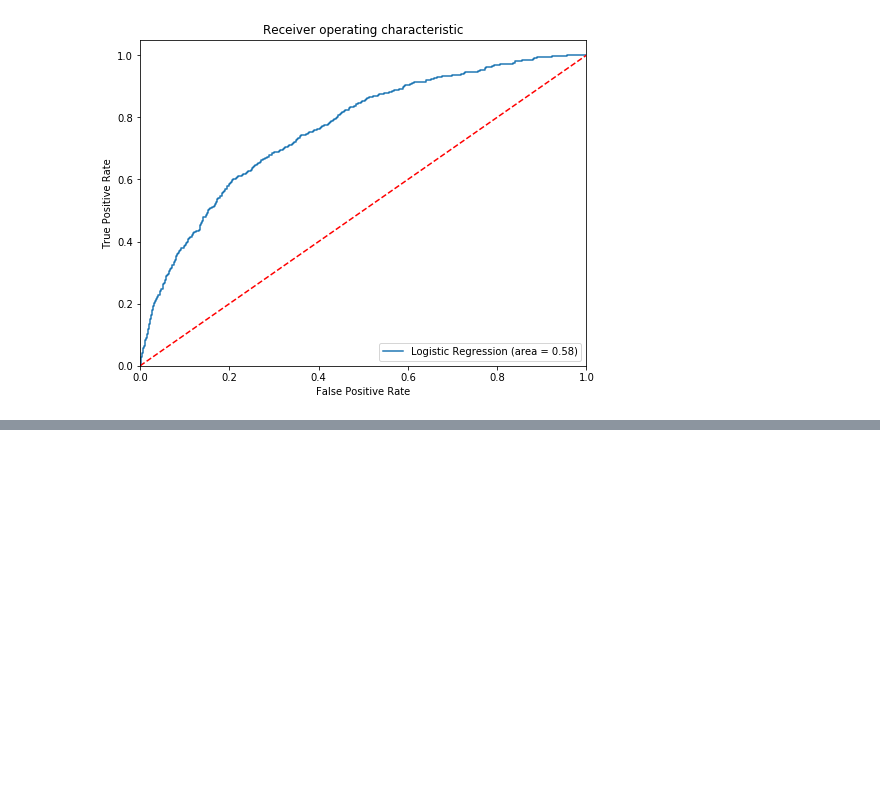
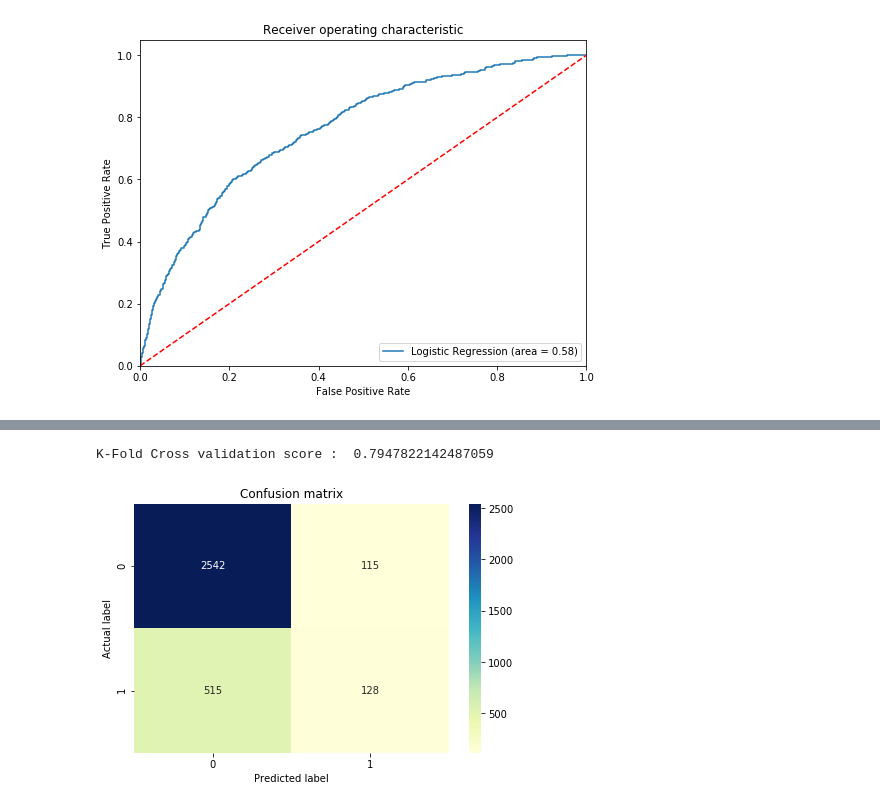
Before and after one commit to NMShihab/Case_Study_with_mechine_learning_and_deep_learning, a Jupyter notebook: Bank_data/Machine_learning_models.ipynb, the cells around one changed output, grey strips where cells are left out. Saved outputs shown, nothing was run; the diff lists cells and outputs as text; code cells hidden in the pictures; blank space fills up the shorter version.

```diff
--- a/Bank_data/Machine_learning_models.ipynb
+++ b/Bank_data/Machine_learning_models.ipynb
@@ -158,0 +249,2 @@ plt.show()
+# %%
+clf_sgd,pred_sgd = Model(X= X_train,y=y_train,algorithm=SGDClassifier(loss= 'log'),test=X_test)
@@ -158,0 +269,8 @@ plt.show()
+# %%
+print("K-Fold Cross validation score : ",cross_val_score(estimator=clf_sgd,X=X_train,y=y_train,cv=10).mean())
+# %% [output]
+K-Fold Cross validation score :  0.7947822142487059
+# %%
+heatmap_cm(pd.DataFrame(confusion_matrix(y_test,pred_sgd)))
+# %% [output]
+[figure, added]
```
Also changed, not shown: parts of 35 cells of this notebook.
